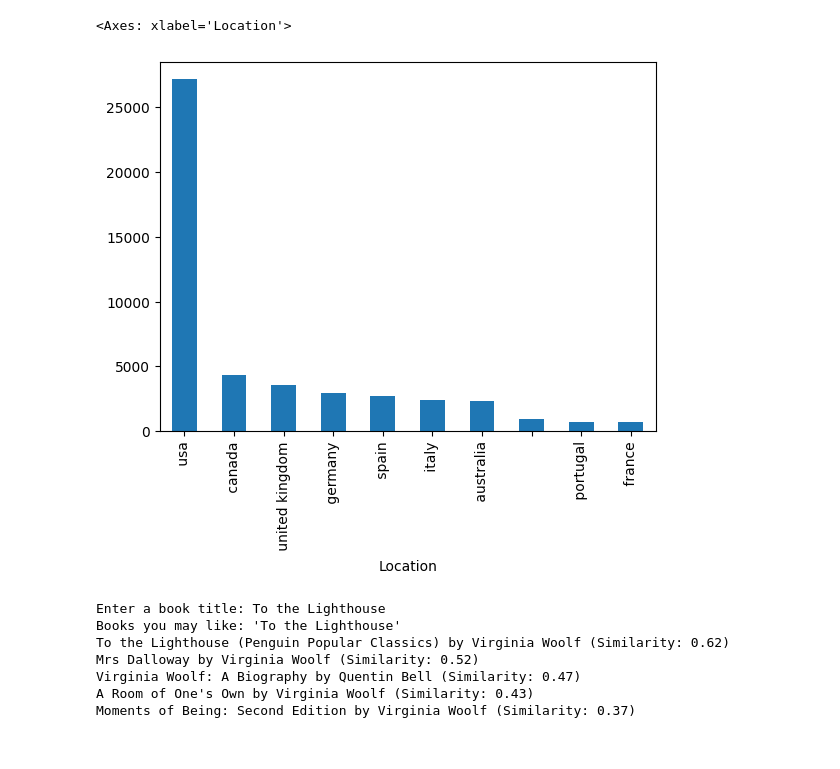
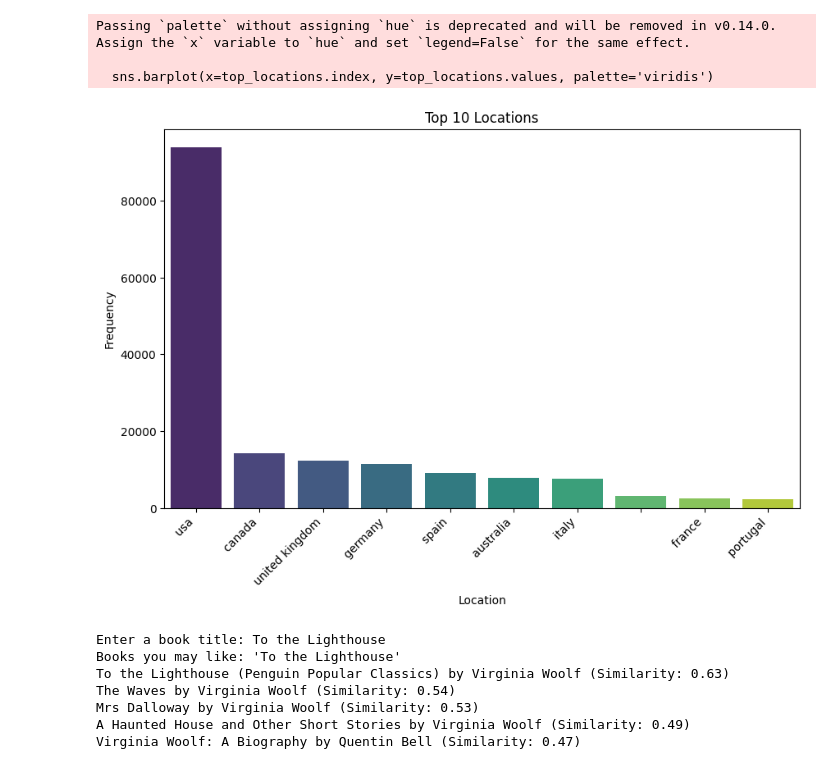
Before and after one commit to ashlvy/Book-Recommender-System, a Jupyter notebook: Book_recommender_system.ipynb, the cells around one changed output. Cells and saved outputs as stored; diff of their text form; code cells hidden in the pictures.

```diff
--- a/Book_recommender_system.ipynb
+++ b/Book_recommender_system.ipynb
@@ -124,9 +109,28 @@ plt.show()
-# %%
-users['Location'] = users['Location'].apply(lambda x: str(x).split(',')[-1] if isinstance(x, str) else '')
-users['Location'].value_counts().head(10).plot(kind='bar')
-# %% [output]
-<Axes: xlabel='Location'>
-[figure, removed]
+# %%
+# Ensure 'Location' is treated as a string and extract the last part (city/country)
+users['Location'] = users['Location'].fillna('Unknown').astype(str)
+
+# Extract the last part of the 'Location' by splitting on commas (without strip)
+users['Location'] = users['Location'].str.split(',').str[-1]
+
+# Get the top 10 most frequent locations
+top_locations = users['Location'].value_counts().head(10)
+
+# Plot using Seaborn
+plt.figure(figsize=(10, 6))
+sns.barplot(x=top_locations.index, y=top_locations.values, palette='viridis')
+
+# Add labels and title for better readability
+plt.title('Top 10 Locations')
+plt.xlabel('Location')
+plt.ylabel('Frequency')
+plt.xticks(rotation=45, ha='right')
+plt.show()
+# %% [output]
+Passing `palette` without assigning `hue` is deprecated and will be removed in v0.14.0. Assign the `x` variable to `hue` and set `legend=False` for the same effect.
+
+  sns.barplot(x=top_locations.index, y=top_locations.values, palette='viridis')
+[figure, added]
 # %%
 import pandas as pd
 import numpy as np
@@ -135,9 +139,12 @@ import seaborn as sns
 from sklearn.metrics.pairwise import cosine_similarity
 from sklearn.feature_extraction.text import TfidfVectorizer
 
-#preprocessing step
-#drop dups based on isbn
+# preprocessing step
+# drop duplicates based on isbn
 books.drop_duplicates(subset='ISBN', inplace=True)
+
+# drop duplicate books based on the title, keeping the first occurrence
+books = books.drop_duplicates(subset='Book-Title', keep='first').reset_index(drop=True)
 
 # merge ratings with books dataset to get book details
 book_ratings = ratings.merge(books, on='ISBN')
@@ -152,14 +159,13 @@ book_ratings.reset_index(drop=True, inplace=True)
 
 # combines metadata features into one content field
 
-#i used content based filtering instead of collaborative bc i had a lot of metadata for each book, such as the title, author, publisher, and year of publication.
-#
+# i used content based filtering instead of collaborative bc i had a lot of metadata for each book, such as the title, author, publisher, and year of publication.
 books['content'] = books['Book-Title'].fillna('') + ' ' + \
                    books['Book-Author'].fillna('') + ' ' + \
                    books['Publisher'].fillna('') + ' ' + \
                    books['Year-Of-Publication'].astype(str)
 
-#content based filtering step
+# content based filtering step
 # create a tf-idf matrix for combined metadata
 vectorizer = TfidfVectorizer(stop_words='english')
 tfidf_matrix = vectorizer.fit_transform(books['content'])
@@ -167,9 +173,9 @@ tfidf_matrix = vectorizer.fit_transform(books['content'])
 # compute cosine similarity between books based on combined content
 cosine_sim = cosine_similarity(tfidf_matrix, tfidf_matrix)
 
-# reccomender function
+# recommender function
 def recommend_books(book_title, n=5):
-    """reccomend books based on combined content features."""
+    """recommend books based on combined content features."""
     if book_title not in books['Book-Title'].values:
         print(f"Book '{book_title}' not found in the dataset.")
         return
@@ -179,11 +185,23 @@ def recommend_books(book_title, n=5):
 
     # calc similarity scores & print
     sim_scores = list(enumerate(cosine_sim[idx]))
-    sim_scores = sorted(sim_scores, key=lambda x: x[1], reverse=True)[1:n+1]
+    sim_scores = sorted(sim_scores, key=lambda x: x[1], reverse=True)[1:]
 
-    print(f"Books you may like: '{book_title}' ")
+    # ensure recommendations have unique titles
+    unique_books = []
+    recommendations = []
+
     for i, score in sim_scores:
-        print(f"{books.iloc[i]['Book-Title']} by {books.iloc[i]['Book-Author']} (Similarity: {score:.2f})")
+        title = books.iloc[i]['Book-Title']
+        if title not in unique_books:
+            unique_books.append(title)
+            recommendations.append((title, books.iloc[i]['Book-Author'], score))
+        if len(recommendations) >= n:
+            break
+
+    print(f"Books you may like: '{book_title}'")
+    for title, author, score in recommendations:
+        print(f"{title} by {author} (Similarity: {score:.2f})")
 
 # testing
 book_title_input = input("Enter a book title: ")
@@ -191,8 +209,8 @@ recommend_books(book_title_input)
 # %% [output]
 Enter a book title: To the Lighthouse
 Books you may like: 'To the Lighthouse'
-To the Lighthouse (Penguin Popular Classics) by Virginia Woolf (Similarity: 0.62)
-Mrs Dalloway by Virginia Woolf (Similarity: 0.52)
+To the Lighthouse (Penguin Popular Classics) by Virginia Woolf (Similarity: 0.63)
+The Waves by Virginia Woolf (Similarity: 0.54)
+Mrs Dalloway by Virginia Woolf (Similarity: 0.53)
+A Haunted House and Other Short Stories by Virginia Woolf (Similarity: 0.49)
 Virginia Woolf: A Biography by Quentin Bell (Similarity: 0.47)
-A Room of One's Own by Virginia Woolf (Similarity: 0.43)
-Moments of Being: Second Edition by Virginia Woolf (Similarity: 0.37)
```
Also changed, not shown: parts of 8 cells of this notebook.
